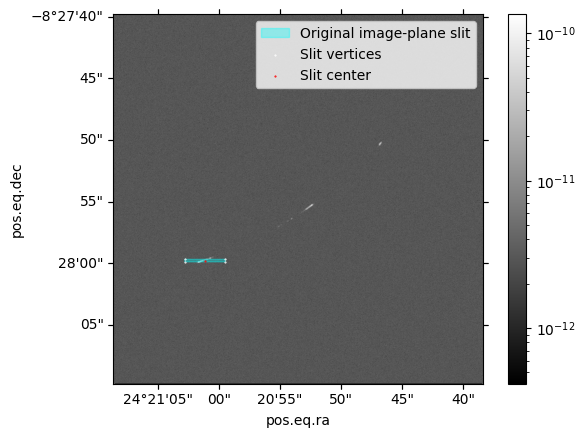
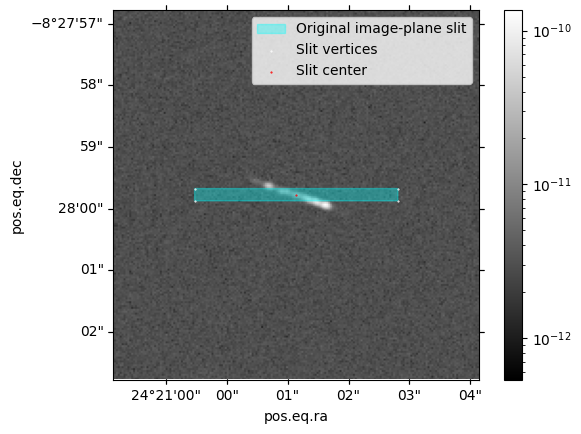
The change to this notebook cell's code, shown as a diff; its figure went from the first image to the second:
--- before
+++ after
@@ -76,3 +76,11 @@
 
 ax.legend()
+half = 3/3600
+ra_bounds = [slit_center.ra.deg- half, slit_center.ra.deg + half]
+dec_bounds = [slit_center.dec.deg - half, slit_center.dec.deg + half]
+x_bounds, y_bounds = observation.detector.wcs.all_world2pix(
+    ra_bounds, dec_bounds, 0
+)
+plt.xlim(x_bounds)
+plt.ylim(y_bounds)
 plt.show()

Commit: Sim loading prototype, output arrays instead of plot, and prototyping for line addition